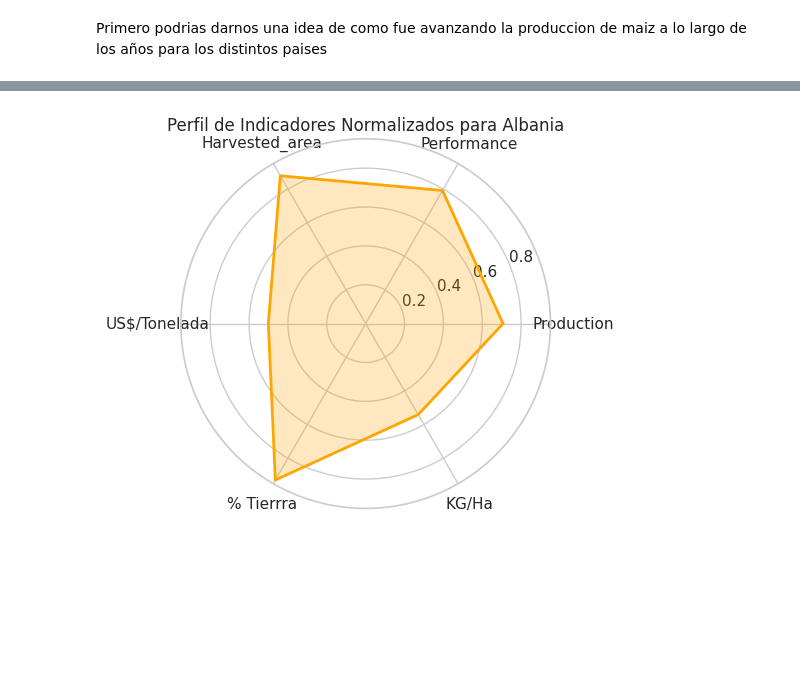
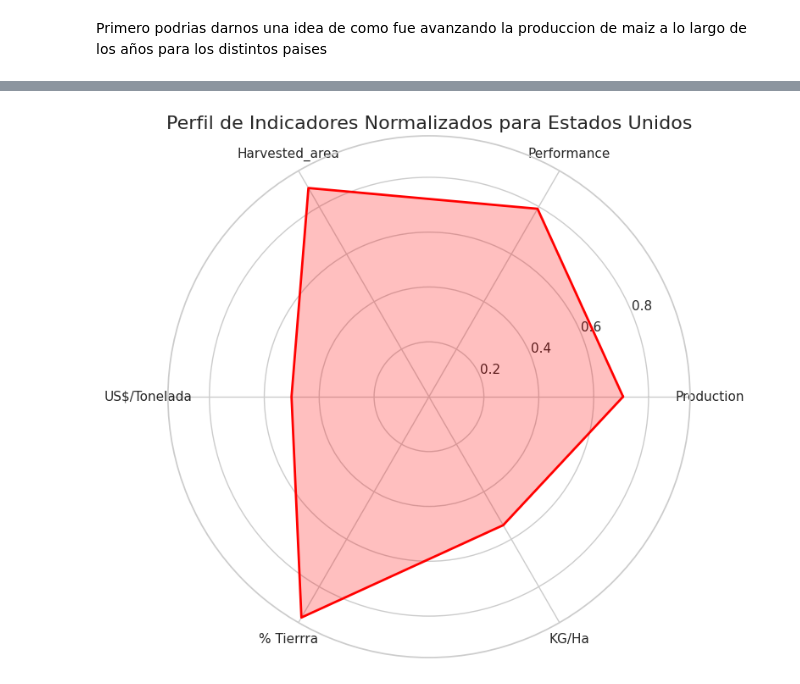
Before and after one commit to Nahuelito22/Data_StoryTelling_Ghilardi, a Jupyter notebook: PrediccionAgricola.ipynb, the cells around one changed output, grey strips where cells are left out. Saved outputs shown, nothing was run; the diff lists cells and outputs as text; code cells hidden in the pictures; blank space fills up the shorter version.

```diff
--- a/PrediccionAgricola.ipynb
+++ b/PrediccionAgricola.ipynb
@@ -792,19 +927,26 @@ plt.show()
 # %%
+import pandas as pd
+import numpy as np
+import matplotlib.pyplot as plt
+from math import pi
+
+# Asegúrate de que dfPrediccionAgricola_imputado esté disponible
 # Seleccionar un país específico
 country_data = dfPrediccionAgricola_imputado[dfPrediccionAgricola_imputado['Country'] == 'Estados Unidos']
 categories = ['Production', 'Performance', 'Harvested_area', 'US$/Tonelada', '% Tierrra', 'KG/Ha']
 values = [country_data[cat].mean() / country_data[cat].max() for cat in categories]  # Normaliza
 
 N = len(categories)
 angles = [n / float(N) * 2 * pi for n in range(N)]
 values += values[:1]  # Para cerrar el círculo
 angles += angles[:1]
 
-ax = plt.subplot(111, polar=True)
+# Crear el gráfico
+fig, ax = plt.subplots(figsize=(8, 8), subplot_kw=dict(polar=True))
 plt.xticks(angles[:-1], categories)
-ax.plot(angles, values, color='orange', linewidth=2, linestyle='solid')
-ax.fill(angles, values, color='orange', alpha=0.25)
-plt.title('Perfil de Indicadores Normalizados para Albania')
+ax.plot(angles, values, color='red', linewidth=2, linestyle='solid')
+ax.fill(angles, values, color='red', alpha=0.25)
+plt.title('Perfil de Indicadores Normalizados para Estados Unidos', fontsize=16)
 plt.show()
 # %% [output]
-[figure, old version]
+[figure, new version]
```
Also changed, not shown: parts of 20 cells of this notebook.
